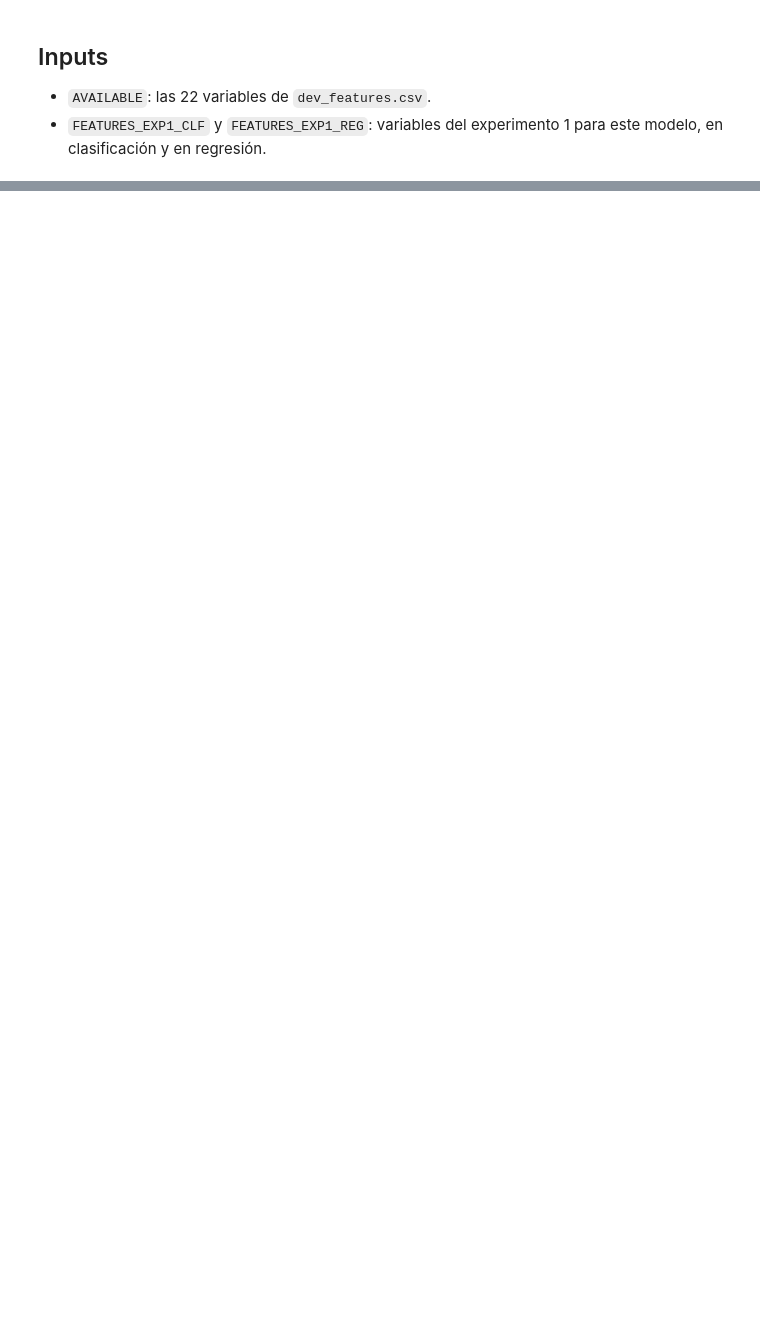
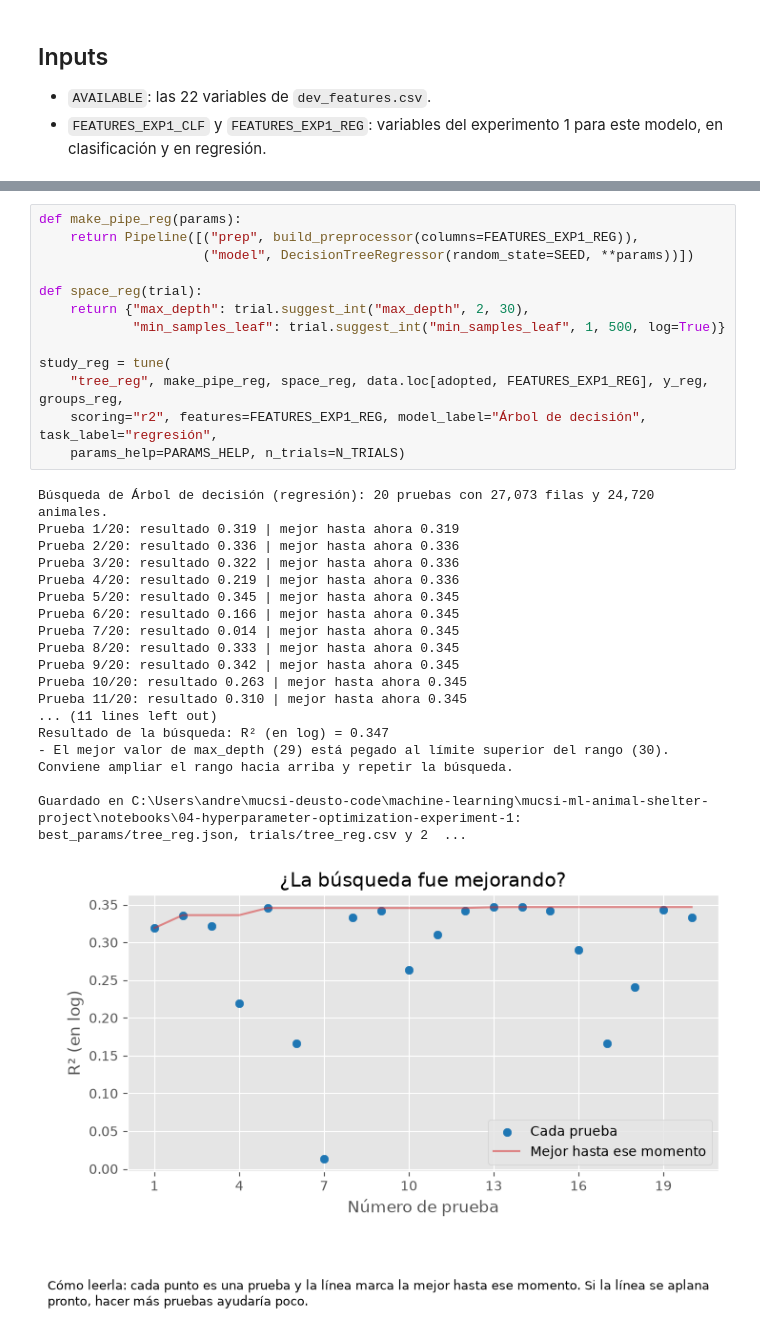
Before and after one commit to JorgeAVargasC/mucsi-ml-animal-shelter-project, a Jupyter notebook: notebooks/04-hyperparameter-optimization-experiment-1/04.1-decision-tree.ipynb, the cells around one changed output, grey strips where cells are left out. Cells and saved outputs as stored; diff of their text form; blank space fills up the shorter version.

```diff
--- a/notebooks/04-hyperparameter-optimization-experiment-1/04.1-decision-tree.ipynb
+++ b/notebooks/04-hyperparameter-optimization-experiment-1/04.1-decision-tree.ipynb
@@ -59,0 +115,32 @@ Objetivo: `y_log_days`, solo con las filas donde `y_outcome == "Adoption"`. Se e
+# %%
+def make_pipe_reg(params):
+    return Pipeline([("prep", build_preprocessor(columns=FEATURES_EXP1_REG)),
+                     ("model", DecisionTreeRegressor(random_state=SEED, **params))])
+
+def space_reg(trial):
+    return {"max_depth": trial.suggest_int("max_depth", 2, 30),
+            "min_samples_leaf": trial.suggest_int("min_samples_leaf", 1, 500, log=True)}
+
+study_reg = tune(
+    "tree_reg", make_pipe_reg, space_reg, data.loc[adopted, FEATURES_EXP1_REG], y_reg, groups_reg,
+    scoring="r2", features=FEATURES_EXP1_REG, model_label="Árbol de decisión", task_label="regresión",
+    params_help=PARAMS_HELP, n_trials=N_TRIALS)
+# %% [output]
+Búsqueda de Árbol de decisión (regresión): 20 pruebas con 27,073 filas y 24,720 animales.
+Prueba 1/20: resultado 0.319 | mejor hasta ahora 0.319
+Prueba 2/20: resultado 0.336 | mejor hasta ahora 0.336
+Prueba 3/20: resultado 0.322 | mejor hasta ahora 0.336
+Prueba 4/20: resultado 0.219 | mejor hasta ahora 0.336
+Prueba 5/20: resultado 0.345 | mejor hasta ahora 0.345
+Prueba 6/20: resultado 0.166 | mejor hasta ahora 0.345
+Prueba 7/20: resultado 0.014 | mejor hasta ahora 0.345
+Prueba 8/20: resultado 0.333 | mejor hasta ahora 0.345
+Prueba 9/20: resultado 0.342 | mejor hasta ahora 0.345
+Prueba 10/20: resultado 0.263 | mejor hasta ahora 0.345
+Prueba 11/20: resultado 0.310 | mejor hasta ahora 0.345
+... (11 lines left out)
+Resultado de la búsqueda: R² (en log) = 0.347
+- El mejor valor de max_depth (29) está pegado al límite superior del rango (30). Conviene ampliar el rango hacia arriba y repetir la búsqueda.
+
+Guardado en C:\Users\andre\mucsi-deusto-code\machine-learning\mucsi-ml-animal-shelter-project\notebooks\04-hyperparameter-optimization-experiment-1: best_params/tree_reg.json, trials/tree_reg.csv y 2  ...
+[figure, added]
```
Also changed, not shown: parts of 8 cells of this notebook, 22 other files.
